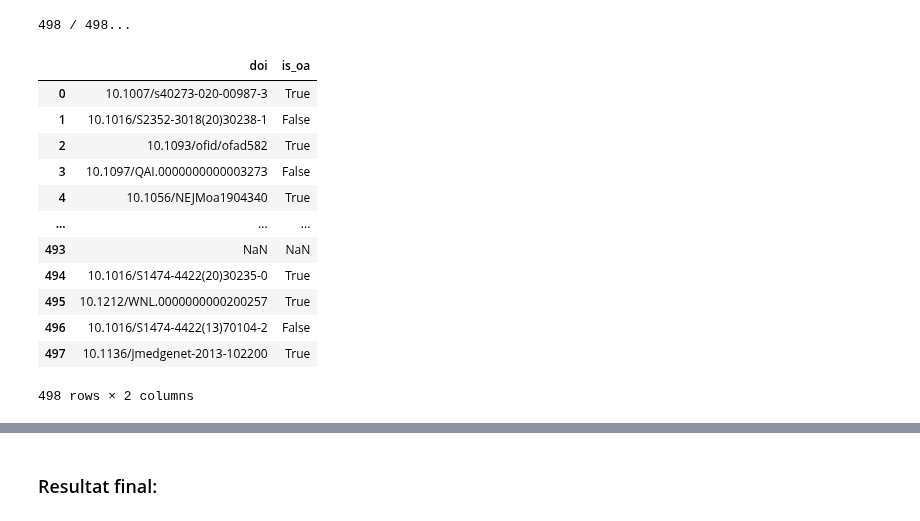
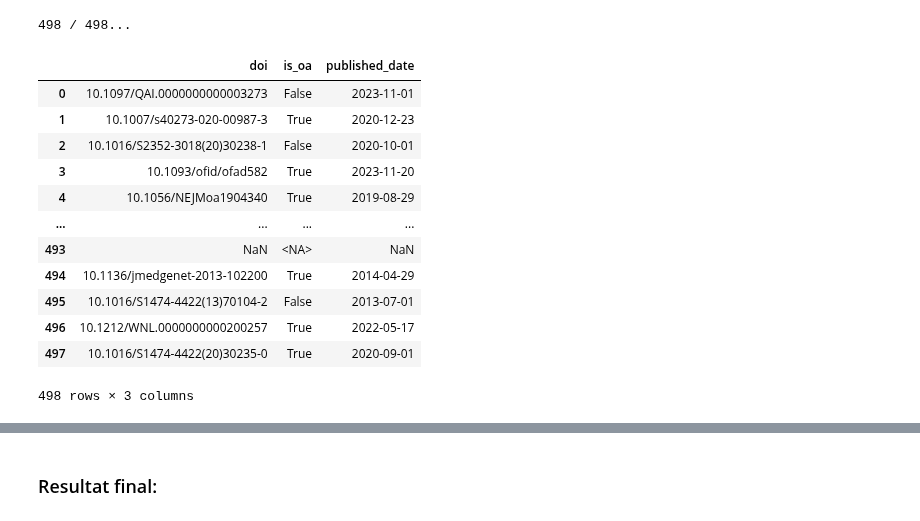
Before and after one commit to Inserm-IST/BSO-Inserm-Sante, a Jupyter notebook: 01_extraction_donnees_sante.ipynb, the cells around one changed output, grey strips where cells are left out. Drawn from its saved outputs; the diff is of its cells as text; code cells hidden in the pictures.

Commit message:
Use 'published_date' instead of 'sortpubdate'
Use 'published_date' from Unpaywall instead of 'sortpubdate' from Pubmed
This way it's already formated correctly.

```diff
--- a/01_extraction_donnees_sante.ipynb
+++ b/01_extraction_donnees_sante.ipynb
@@ -696,7 +694,7 @@ for nctid, pmids in pmids_complete_dict.items():
                         'title': publication['title'],
                         'authors' : concatenate_authors_list(publication['authors']),
                         'doi': doi,
-                        'date': publication['sortpubdate'],
+                        # 'date': publication['sortpubdate'], # We use Unpaywall 'published_date' instead
                         'publication_types': publication['pubtype'],
                     }
                 )
@@ -997,7 +995,7 @@ dois = df_final.loc[:, 'doi']
 num_dois = len(dois)
 session = requests.Session()
 
-# TODO: Use dictionnary {'NCTId': ..., 'doi': ..., 'is_oa': ...} instead of relying on the list order ?
+# TODO: Use dictionnary  {'doi': {'is_oa': ... , 'published_date': ...} instead of relying on the list order ?
 is_oa_list = []
 for i, doi in enumerate(dois):
     # Display the progress on a single line
@@ -1005,37 +1003,36 @@ for i, doi in enumerate(dois):
 
     # Test if DOI is NaN
     if pd.isna(doi):
-        # Add to the list (NaN, NaN)
-        is_oa_list.append((doi, doi))
+        # Add to the list (NaN, NaN, NaN)
+        is_oa_list.append((doi, doi, doi))
     else:
         # Query Unpaywall's API
-
-        # TODO: remove example address
         query_url = f'https://api.unpaywall.org/v2/{doi}?email={os.getenv('EMAIL_ADDRESS')}'
         response = session.get(query_url)
         response.raise_for_status()
 
-        # Add to the list ('doi', 'is_oa')
-        is_oa_list.append((doi, response.json()['is_oa']))
+        # Add to the list ('doi', 'is_oa', 'published_date')
+        is_oa_list.append((doi, response.json()['is_oa'], response.json()['published_date']))
 # is_oa_list
 # %% [output]
 498 / 498...
 # %%
-df_is_oa = pd.DataFrame(is_oa_list, columns=['doi', 'is_oa'])
+df_is_oa = pd.DataFrame(is_oa_list, columns=['doi', 'is_oa', 'published_date'])
+df_is_oa.loc[:, 'is_oa'] = df_is_oa.loc[:, 'is_oa'].astype('boolean')
 df_is_oa
 # %% [output]
-|  | doi | is_oa |
-| 0 | 10.1007/s40273-020-00987-3 | True |
-| 1 | 10.1016/S2352-3018(20)30238-1 | False |
-| 2 | 10.1093/ofid/ofad582 | True |
-| 3 | 10.1097/QAI.0000000000003273 | False |
-| 4 | 10.1056/NEJMoa1904340 | True |
-| ... | ... | ... |
-| 493 | NaN | NaN |
-| 494 | 10.1016/S1474-4422(20)30235-0 | True |
-| 495 | 10.1212/WNL.0000000000200257 | True |
-| 496 | 10.1016/S1474-4422(13)70104-2 | False |
-| 497 | 10.1136/jmedgenet-2013-102200 | True |
+|  | doi | is_oa | published_date |
+| 0 | 10.1097/QAI.0000000000003273 | False | 2023-11-01 |
+| 1 | 10.1007/s40273-020-00987-3 | True | 2020-12-23 |
+| 2 | 10.1016/S2352-3018(20)30238-1 | False | 2020-10-01 |
+| 3 | 10.1093/ofid/ofad582 | True | 2023-11-20 |
+| 4 | 10.1056/NEJMoa1904340 | True | 2019-08-29 |
+| ... | ... | ... | ... |
+| 493 | NaN | <NA> | NaN |
+| 494 | 10.1136/jmedgenet-2013-102200 | True | 2014-04-29 |
+| 495 | 10.1016/S1474-4422(13)70104-2 | False | 2013-07-01 |
+| 496 | 10.1212/WNL.0000000000200257 | True | 2022-05-17 |
+| 497 | 10.1016/S1474-4422(20)30235-0 | True | 2020-09-01 |
-498 rows × 2 columns
+498 rows × 3 columns
 # %%
 df_with_oa_status = df_final.join(
```
Also changed, not shown: parts of 13 cells of this notebook, 1 other file.
